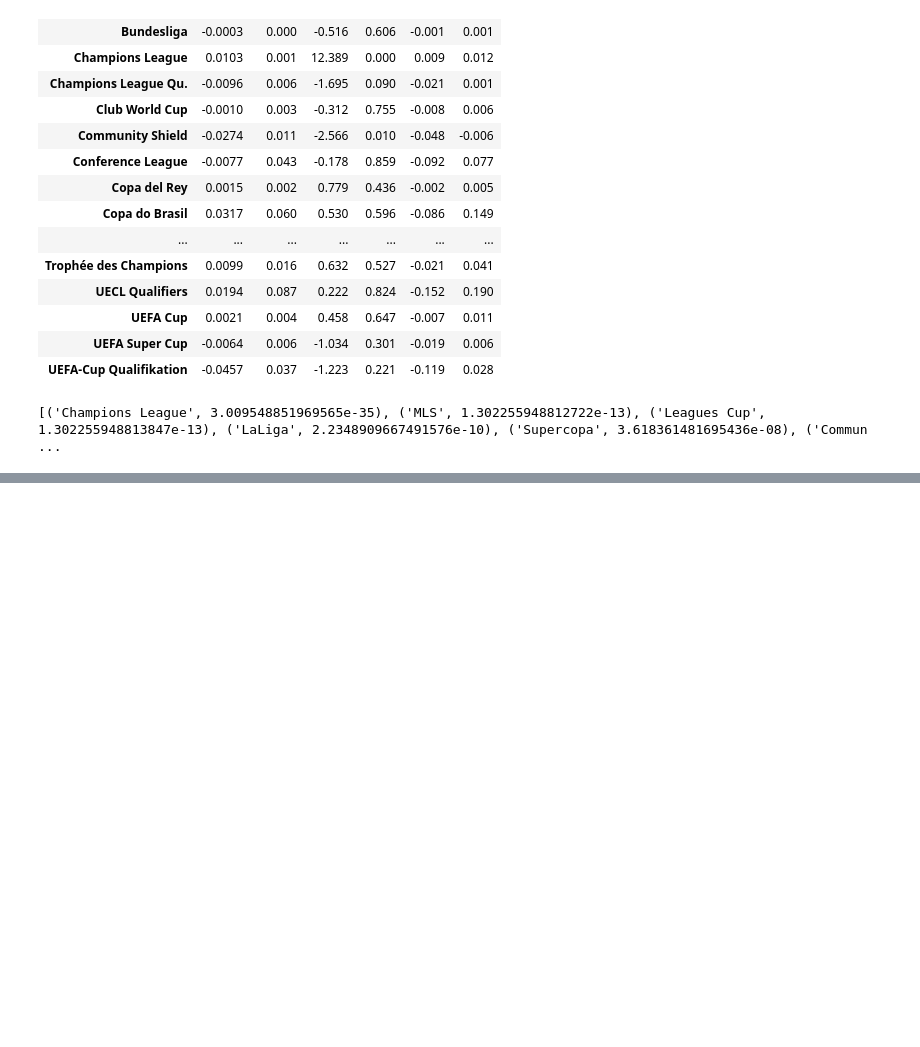
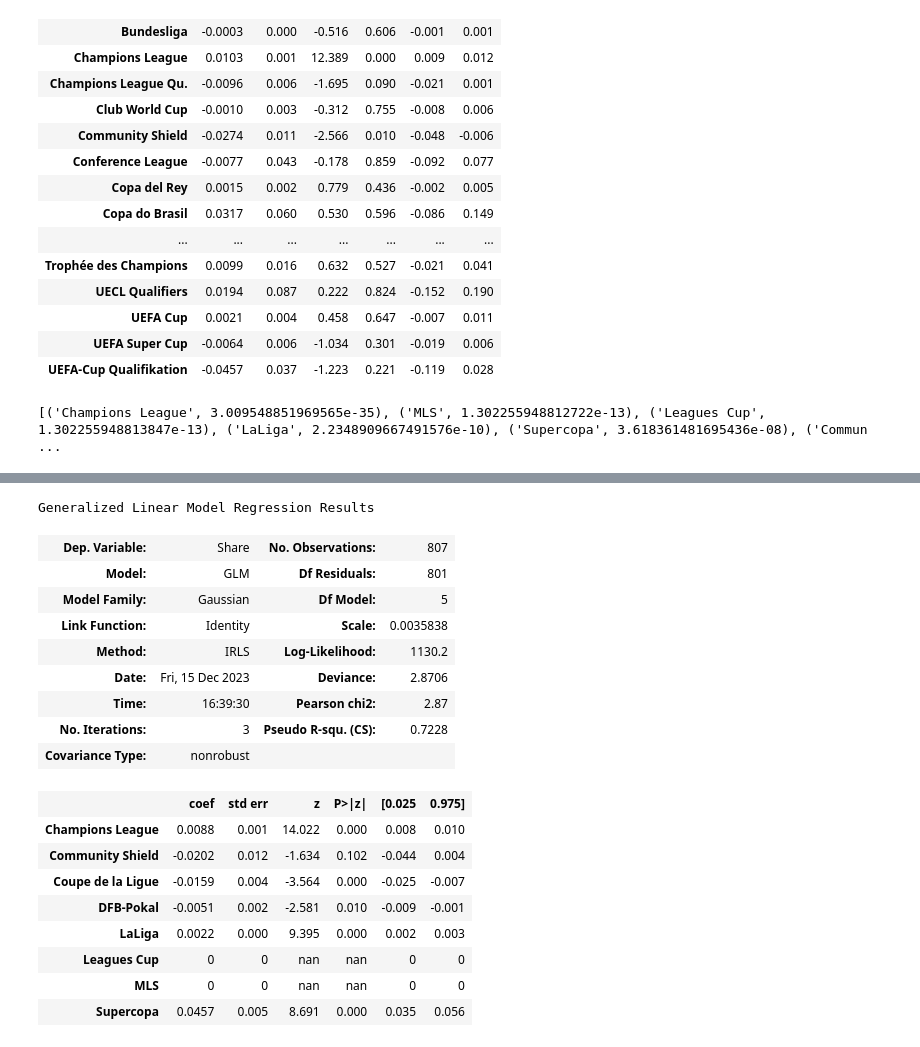
Before and after one commit to TheJarmanitor/outplayed, a Jupyter notebook: notebooks/baseline_glm.ipynb, the cells around one changed output, grey strips where cells are left out. Saved outputs shown, nothing was run; the diff lists cells and outputs as text; code cells hidden in the pictures; blank space fills up the shorter version.

```diff
--- a/notebooks/baseline_glm.ipynb
+++ b/notebooks/baseline_glm.ipynb
@@ -183,0 +218,25 @@ for i in results.pvalues.items():
+# %%
+glm1 =  sm.GLM(exog=train.drop(columns=['Share']), endog=train['Share'], family=sm.families.Gaussian())
+train = sm.add_constant(train)
+results = glm1.fit()
+results.summary()
+# %% [output]
+Generalized Linear Model Regression Results
+| Dep. Variable: | Share | No. Observations: | 807 |
+| Model: | GLM | Df Residuals: | 801 |
+| Model Family: | Gaussian | Df Model: | 5 |
+| Link Function: | Identity | Scale: | 0.0035838 |
+| Method: | IRLS | Log-Likelihood: | 1130.2 |
+| Date: | Fri, 15 Dec 2023 | Deviance: | 2.8706 |
+| Time: | 16:39:30 | Pearson chi2: | 2.87 |
+| No. Iterations: | 3 | Pseudo R-squ. (CS): | 0.7228 |
+| Covariance Type: | nonrobust |  |  |
+|  | coef | std err | z | P>|z| | [0.025 | 0.975] |
+| Champions League | 0.0088 | 0.001 | 14.022 | 0.000 | 0.008 | 0.010 |
+| Community Shield | -0.0202 | 0.012 | -1.634 | 0.102 | -0.044 | 0.004 |
+| Coupe de la Ligue | -0.0159 | 0.004 | -3.564 | 0.000 | -0.025 | -0.007 |
+| DFB-Pokal | -0.0051 | 0.002 | -2.581 | 0.010 | -0.009 | -0.001 |
+| LaLiga | 0.0022 | 0.000 | 9.395 | 0.000 | 0.002 | 0.003 |
+| Leagues Cup | 0 | 0 | nan | nan | 0 | 0 |
+| MLS | 0 | 0 | nan | nan | 0 | 0 |
+| Supercopa | 0.0457 | 0.005 | 8.691 | 0.000 | 0.035 | 0.056 |
```
Also changed, not shown: parts of 15 cells of this notebook, 1 other file.
